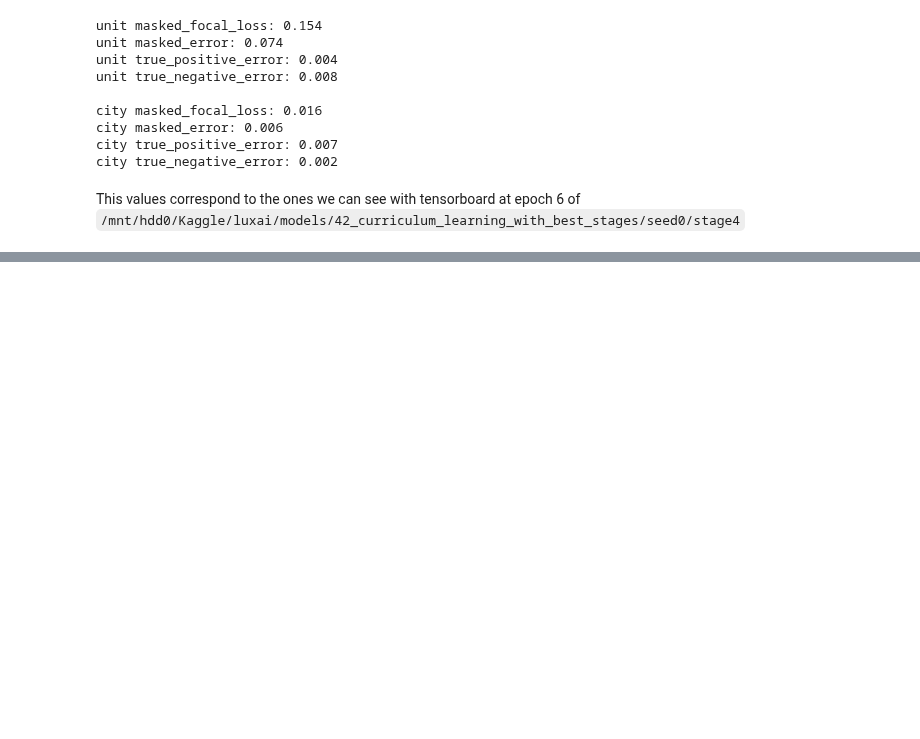
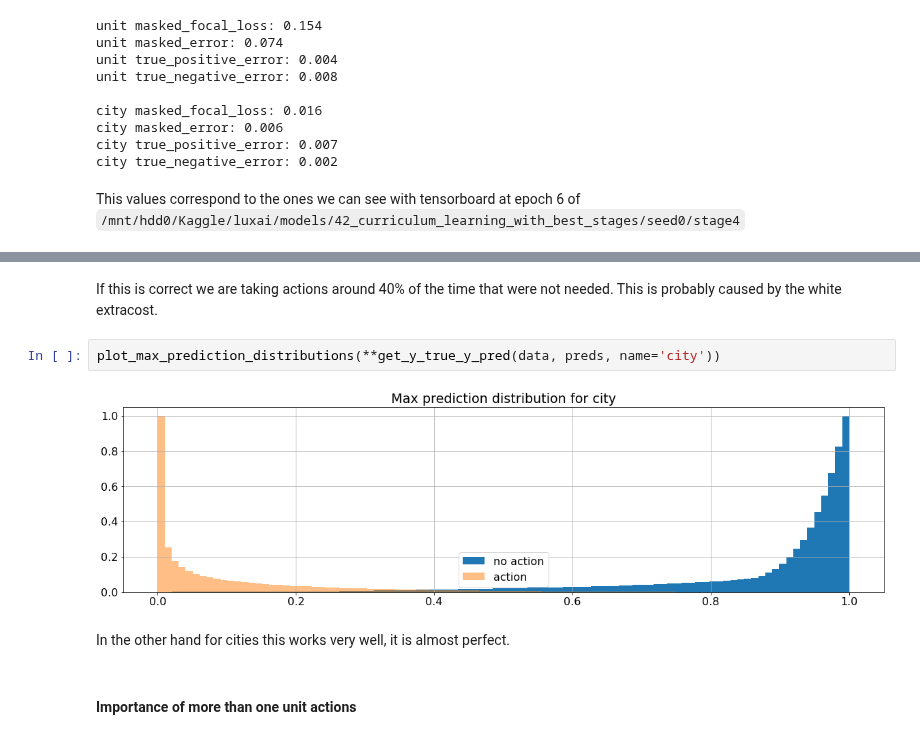
Before and after one commit to ironbar/luxai, a Jupyter notebook: notebooks/008_study_predictions.ipynb, the cells around one changed output, grey strips where cells are left out. Saved outputs shown, nothing was run; the diff lists cells and outputs as text; blank space fills up the shorter version.

```diff
--- a/notebooks/008_study_predictions.ipynb
+++ b/notebooks/008_study_predictions.ipynb
@@ -82,0 +156,10 @@ This values correspond to the ones we can see with tensorboard at epoch 6 of `/m
+# %% [markdown]
+If this is correct we are taking actions around 40% of the time that were not needed. This is probably caused by the white extracost.
+# %%
+plot_max_prediction_distributions(**get_y_true_y_pred(data, preds, name='city'))
+# %% [output]
+[figure, added]
+# %% [markdown]
+In the other hand for cities this works very well, it is almost perfect.
+# %% [markdown]
+#### Importance of more than one unit actions
```
Also changed, not shown: parts of 37 cells of this notebook, 3 other files.
